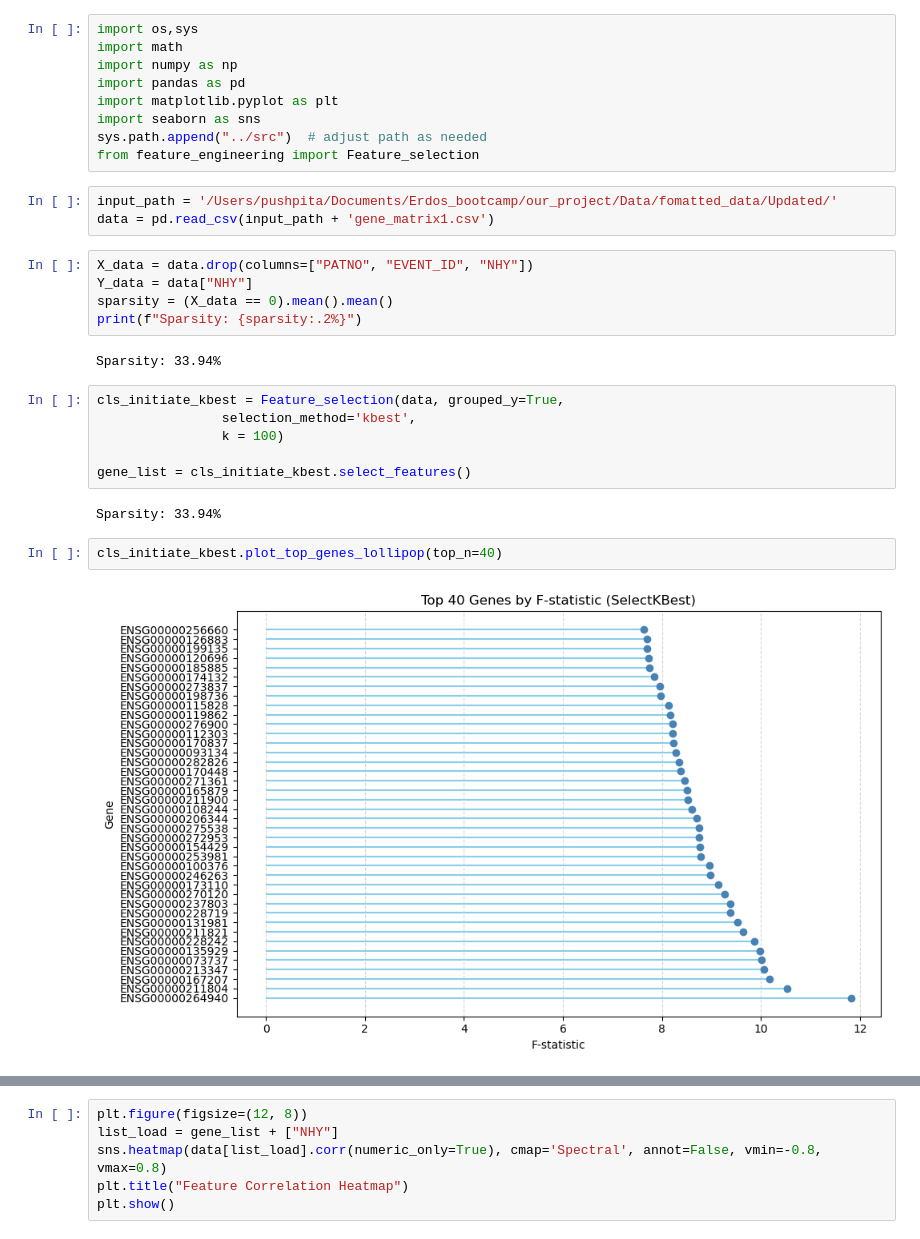
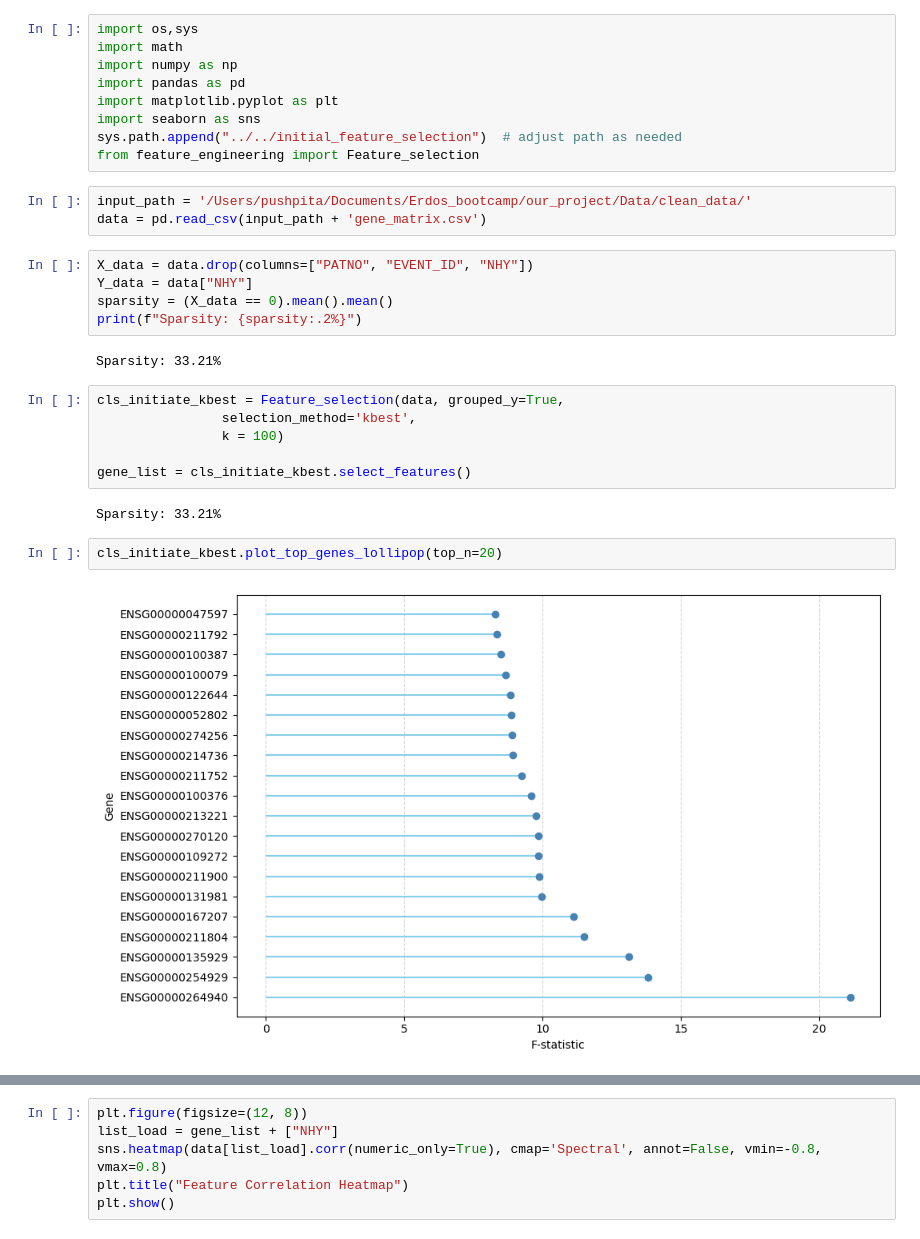
Before and after one commit to veenabala123/summer-2025-parkinsonpredict, a Jupyter notebook: notebooks/Feature_Selection/feature_selection_v3.ipynb, the cells around one changed output, grey strips where cells are left out. Drawn from its saved outputs; the diff is of its cells as text.

Commit message:
Cleaning up

```diff
--- a/notebooks/Feature_Selection/feature_selection_v3.ipynb
+++ b/notebooks/Feature_Selection/feature_selection_v3.ipynb
@@ -5,18 +5,18 @@ import numpy as np
 import pandas as pd
 import matplotlib.pyplot as plt
 import seaborn as sns
-sys.path.append("../src")  # adjust path as needed
+sys.path.append("../../initial_feature_selection")  # adjust path as needed
 from feature_engineering import Feature_selection
 # %%
-input_path = '/Users/pushpita/Documents/Erdos_bootcamp/our_project/Data/fomatted_data/Updated/'
-data = pd.read_csv(input_path + 'gene_matrix1.csv')
+input_path = '/Users/pushpita/Documents/Erdos_bootcamp/our_project/Data/clean_data/'
+data = pd.read_csv(input_path + 'gene_matrix.csv')
 # %%
 X_data = data.drop(columns=["PATNO", "EVENT_ID", "NHY"])
 Y_data = data["NHY"]
 sparsity = (X_data == 0).mean().mean()
 print(f"Sparsity: {sparsity:.2%}")
 # %% [output]
-Sparsity: 33.94%
+Sparsity: 33.21%
 # %%
 cls_initiate_kbest = Feature_selection(data, grouped_y=True,
                 selection_method='kbest',
@@ -24,8 +24,8 @@ cls_initiate_kbest = Feature_selection(data, grouped_y=True,
 
 gene_list = cls_initiate_kbest.select_features()
 # %% [output]
-Sparsity: 33.94%
+Sparsity: 33.21%
 # %%
-cls_initiate_kbest.plot_top_genes_lollipop(top_n=40)
+cls_initiate_kbest.plot_top_genes_lollipop(top_n=20)
 # %% [output]
-[figure, old version]
+[figure, new version]
```
Also changed, not shown: parts of 1 cell of this notebook, 2 other files.
